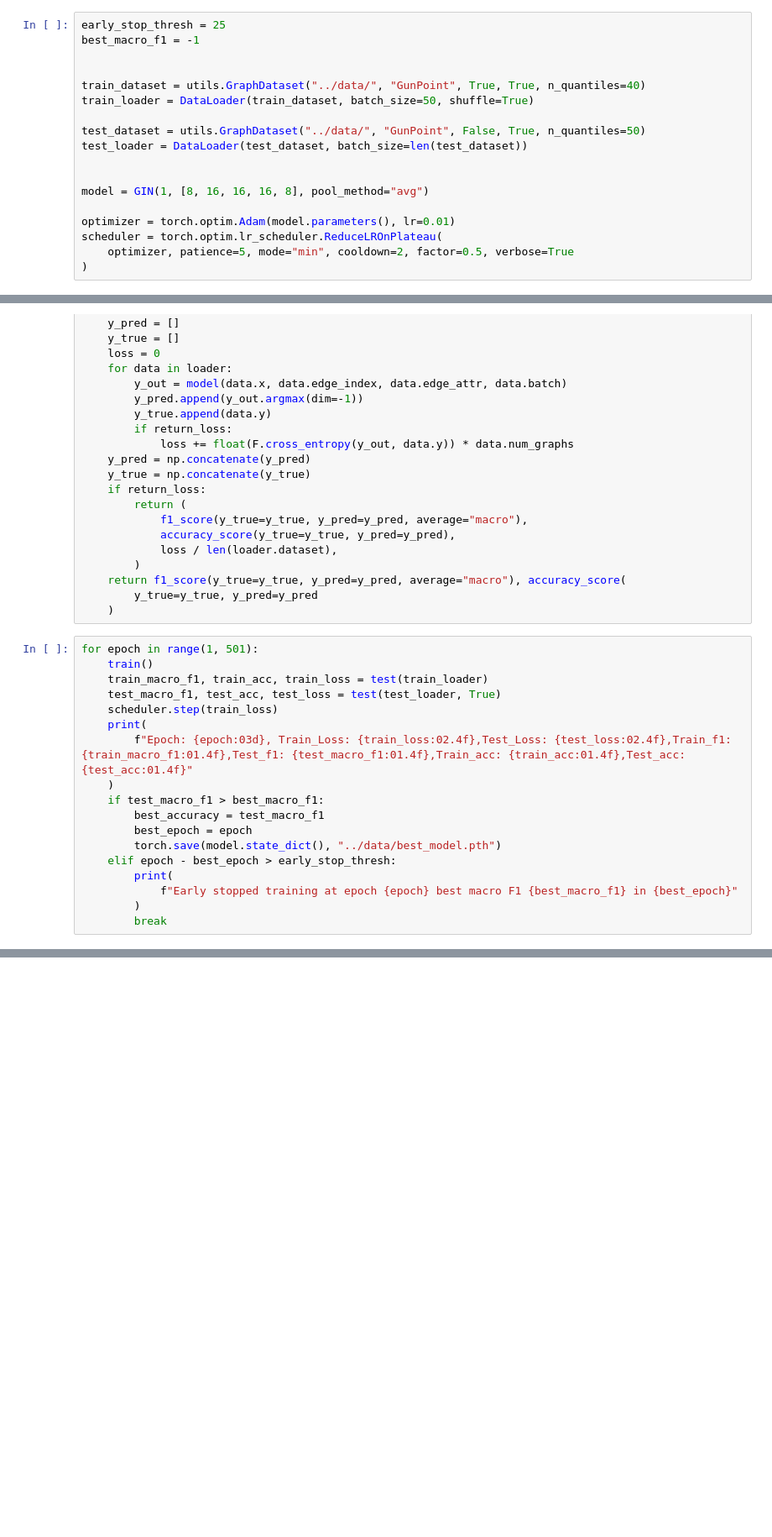
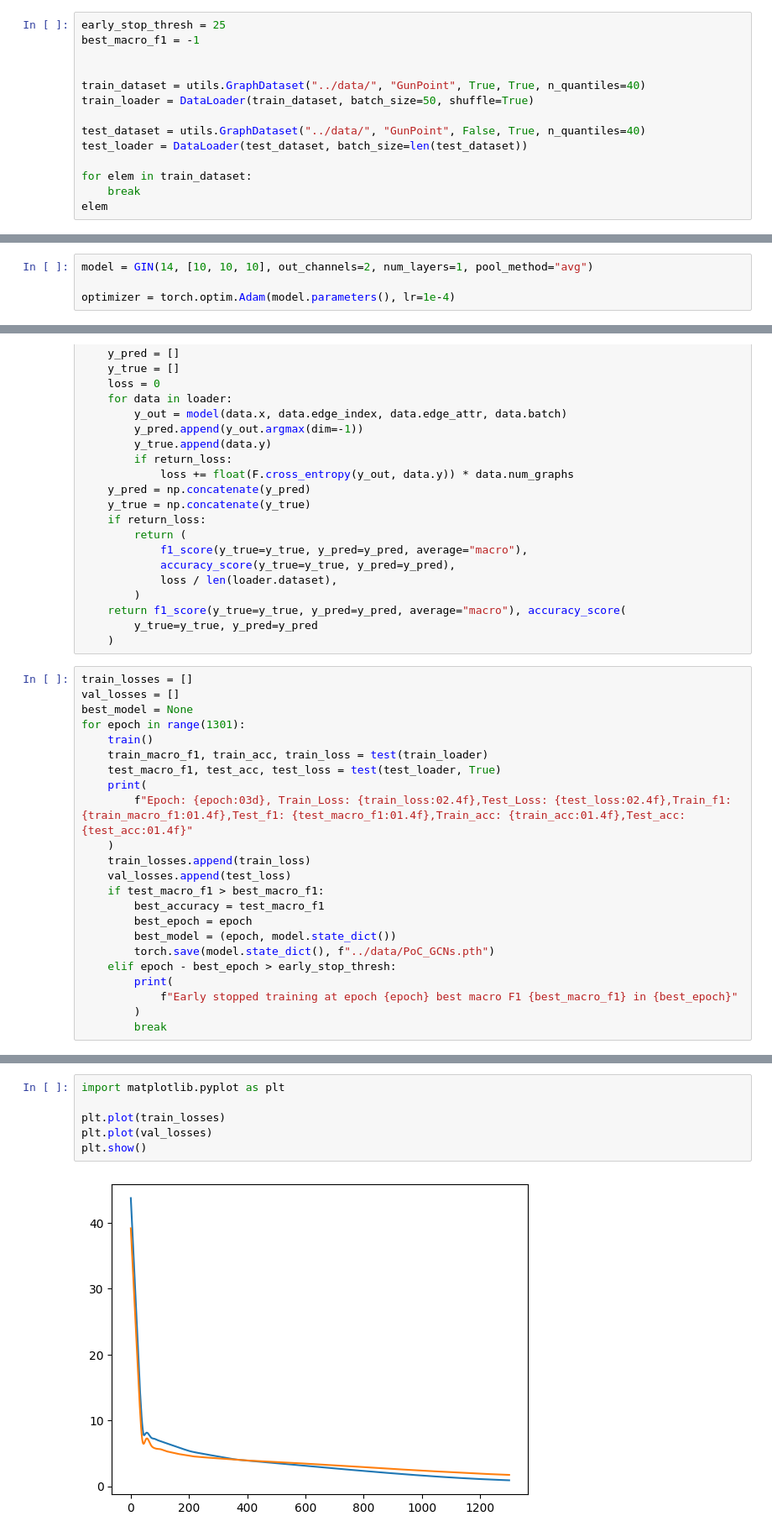
Before and after one commit to ejowik/2023L-machine-learning-on-graphs, a Jupyter notebook: project_2/notebooks/PoC_GCNs.ipynb, the cells around one changed output, grey strips where cells are left out. Shown: that part at 84% size. Cells and saved outputs as stored; diff of their text form; blank space fills up the shorter version.

```diff
--- a/project_2/notebooks/PoC_GCNs.ipynb
+++ b/project_2/notebooks/PoC_GCNs.ipynb
@@ -27,16 +31,12 @@ best_macro_f1 = -1
 train_dataset = utils.GraphDataset("../data/", "GunPoint", True, True, n_quantiles=40)
 train_loader = DataLoader(train_dataset, batch_size=50, shuffle=True)
 
-test_dataset = utils.GraphDataset("../data/", "GunPoint", False, True, n_quantiles=50)
+test_dataset = utils.GraphDataset("../data/", "GunPoint", False, True, n_quantiles=40)
 test_loader = DataLoader(test_dataset, batch_size=len(test_dataset))
 
-
-model = GIN(1, [8, 16, 16, 16, 8], pool_method="avg")
-
-optimizer = torch.optim.Adam(model.parameters(), lr=0.01)
-scheduler = torch.optim.lr_scheduler.ReduceLROnPlateau(
-    optimizer, patience=5, mode="min", cooldown=2, factor=0.5, verbose=True
-)
+for elem in train_dataset:
+    break
+elem
 # %% [output]
 (50, 150)
 (150, 150)
@@ -43,3 +44,7 @@ scheduler = torch.optim.lr_scheduler.ReduceLROnPlateau(
+# %%
+model = GIN(14, [10, 10, 10], out_channels=2, num_layers=1, pool_method="avg")
+
+optimizer = torch.optim.Adam(model.parameters(), lr=1e-4)
 # %%
 def train():
     model.train()
@@ -79,18 +84,23 @@ def test(loader, return_loss=True):
         y_true=y_true, y_pred=y_pred
     )
 # %%
-for epoch in range(1, 501):
+train_losses = []
+val_losses = []
+best_model = None
+for epoch in range(1301):
     train()
     train_macro_f1, train_acc, train_loss = test(train_loader)
     test_macro_f1, test_acc, test_loss = test(test_loader, True)
-    scheduler.step(train_loss)
     print(
         f"Epoch: {epoch:03d}, Train_Loss: {train_loss:02.4f},Test_Loss: {test_loss:02.4f},Train_f1: {train_macro_f1:01.4f},Test_f1: {test_macro_f1:01.4f},Train_acc: {train_acc:01.4f},Test_acc: {test_acc:01.4f}"
     )
+    train_losses.append(train_loss)
+    val_losses.append(test_loss)
     if test_macro_f1 > best_macro_f1:
         best_accuracy = test_macro_f1
         best_epoch = epoch
-        torch.save(model.state_dict(), "../data/best_model.pth")
+        best_model = (epoch, model.state_dict())
+        torch.save(model.state_dict(), f"../data/PoC_GCNs.pth")
     elif epoch - best_epoch > early_stop_thresh:
         print(
             f"Early stopped training at epoch {epoch} best macro F1 {best_macro_f1} in {best_epoch}"
@@ -100,0 +127,8 @@ TypeError: linear(): argument 'input' (position 1) must be Tensor, not NoneType
+# %%
+import matplotlib.pyplot as plt
+
+plt.plot(train_losses)
+plt.plot(val_losses)
+plt.show()
+# %% [output]
+[figure, added]
```
Also changed, not shown: parts of 4 cells of this notebook, 6 other files.
